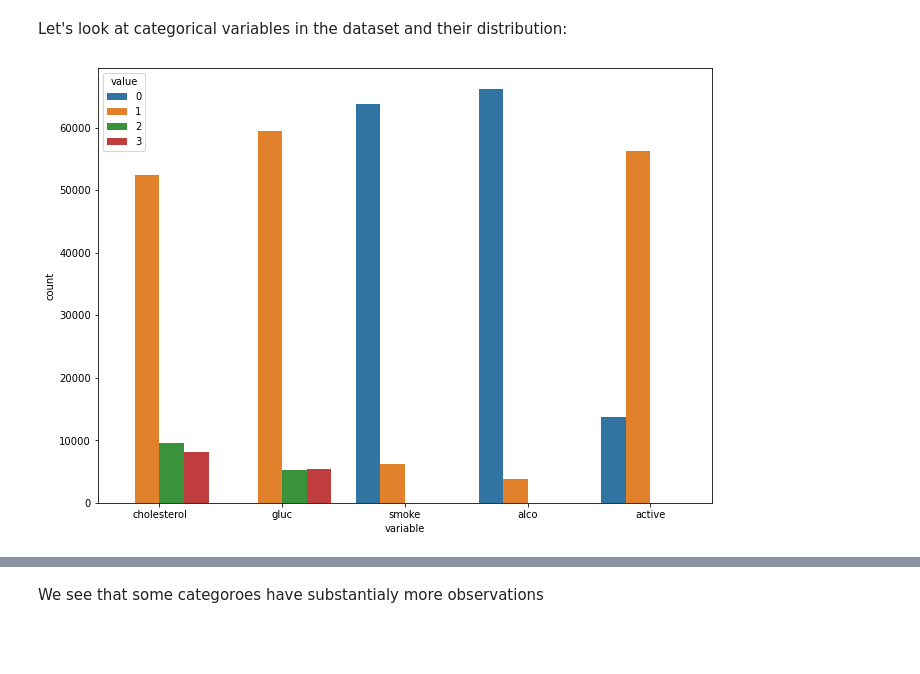
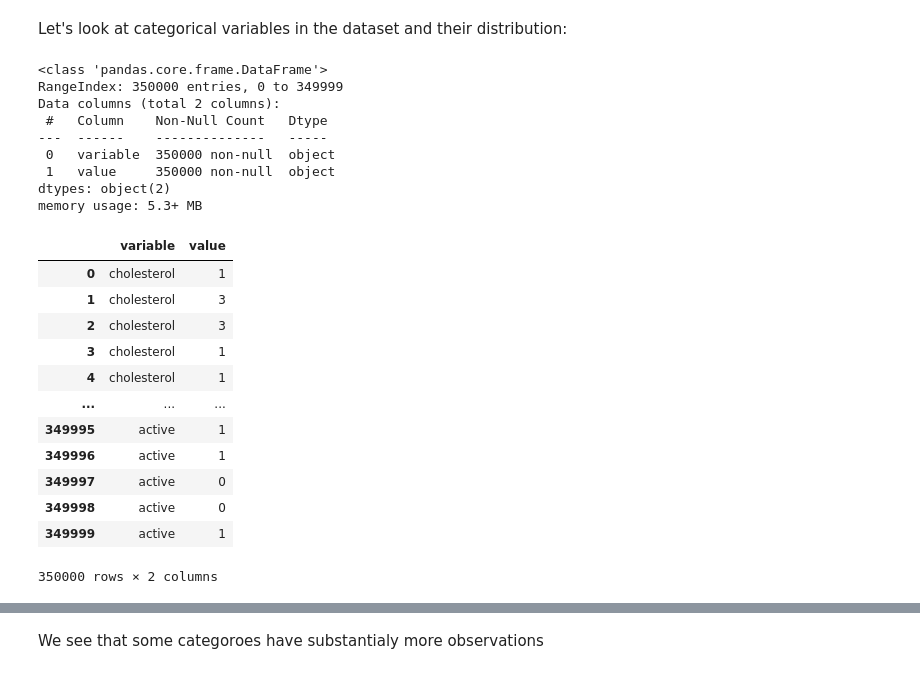
Before and after one commit to brchn6/FGS_ML, a Jupyter notebook: EDA Tasks-20231218/eda-medical-example-binary-classification/eda-cardio-vascular-disease.ipynb, the cells around one changed output, grey strips where cells are left out. Drawn from its saved outputs; the diff is of its cells as text; code cells hidden in the pictures; blank space fills up the shorter version.

```diff
--- a/EDA Tasks-20231218/eda-medical-example-binary-classification/eda-cardio-vascular-disease.ipynb
+++ b/EDA Tasks-20231218/eda-medical-example-binary-classification/eda-cardio-vascular-disease.ipynb
@@ -200,7 +207,32 @@ It can be observed that over the age of 55 there are more people diagnosed with
 # %% [markdown]
 Let's look at categorical variables in the dataset and their distribution:
 # %%
+pd.melt(df)
 df_categorical = df.loc[:,['cholesterol','gluc', 'smoke', 'alco', 'active']]
-sns.countplot(x="variable", hue="value",data= pd.melt(df_categorical));
+df_categoricalMelt = pd.melt(df_categorical)
+df_categoricalMelt["value"] = df_categoricalMelt["value"].astype(str)
+df_categoricalMelt.info()
+df_categoricalMelt
 # %% [output]
-[figure, removed]
+<class 'pandas.core.frame.DataFrame'>
+RangeIndex: 350000 entries, 0 to 349999
+Data columns (total 2 columns):
+ #   Column    Non-Null Count   Dtype
+---  ------    --------------   -----
+ 0   variable  350000 non-null  object
+ 1   value     350000 non-null  object
+dtypes: object(2)
+memory usage: 5.3+ MB
+|  | variable | value |
+| 0 | cholesterol | 1 |
+| 1 | cholesterol | 3 |
+| 2 | cholesterol | 3 |
+| 3 | cholesterol | 1 |
+| 4 | cholesterol | 1 |
+| ... | ... | ... |
+| 349995 | active | 1 |
+| 349996 | active | 1 |
+| 349997 | active | 0 |
+| 349998 | active | 0 |
+| 349999 | active | 1 |
+350000 rows × 2 columns
```
Also changed, not shown: parts of 5 cells of this notebook, 1 other file.
